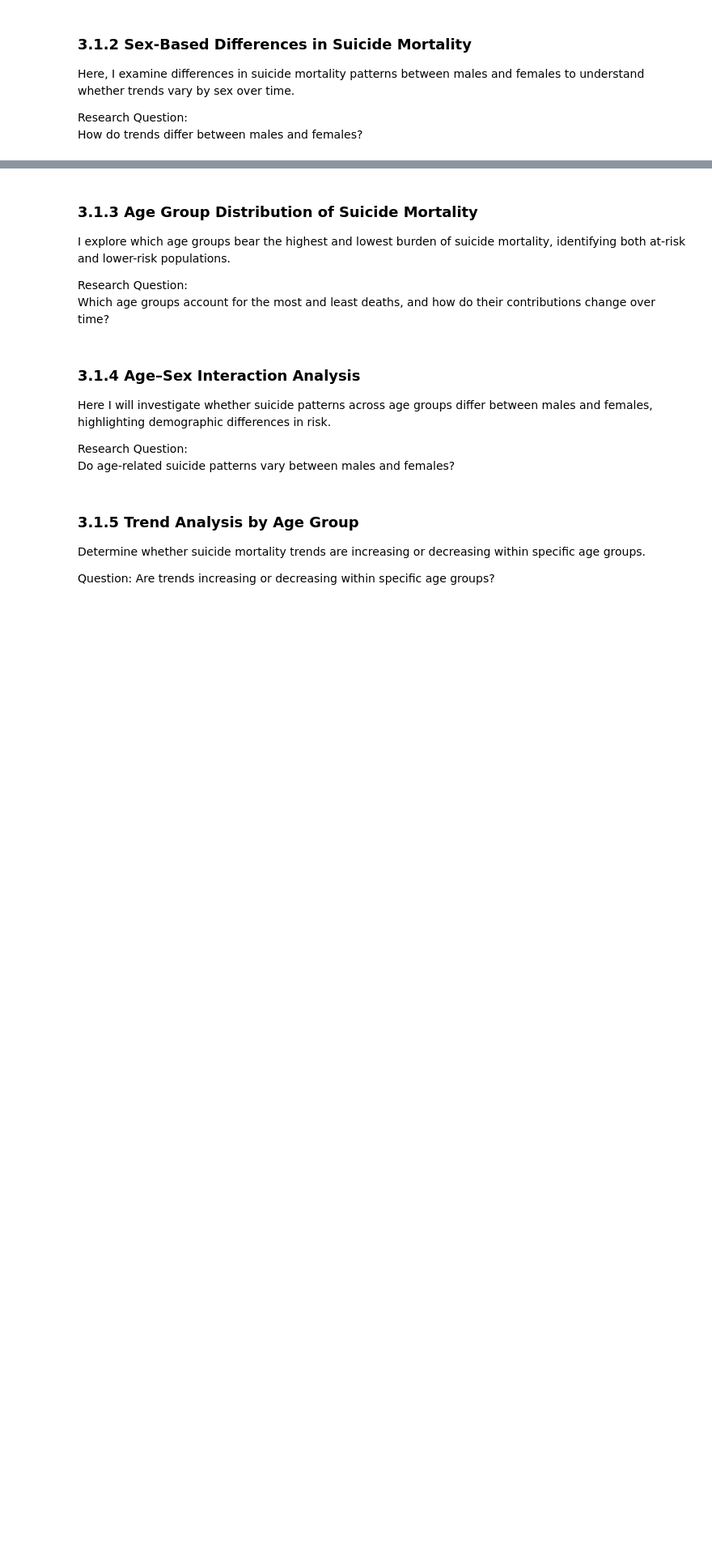
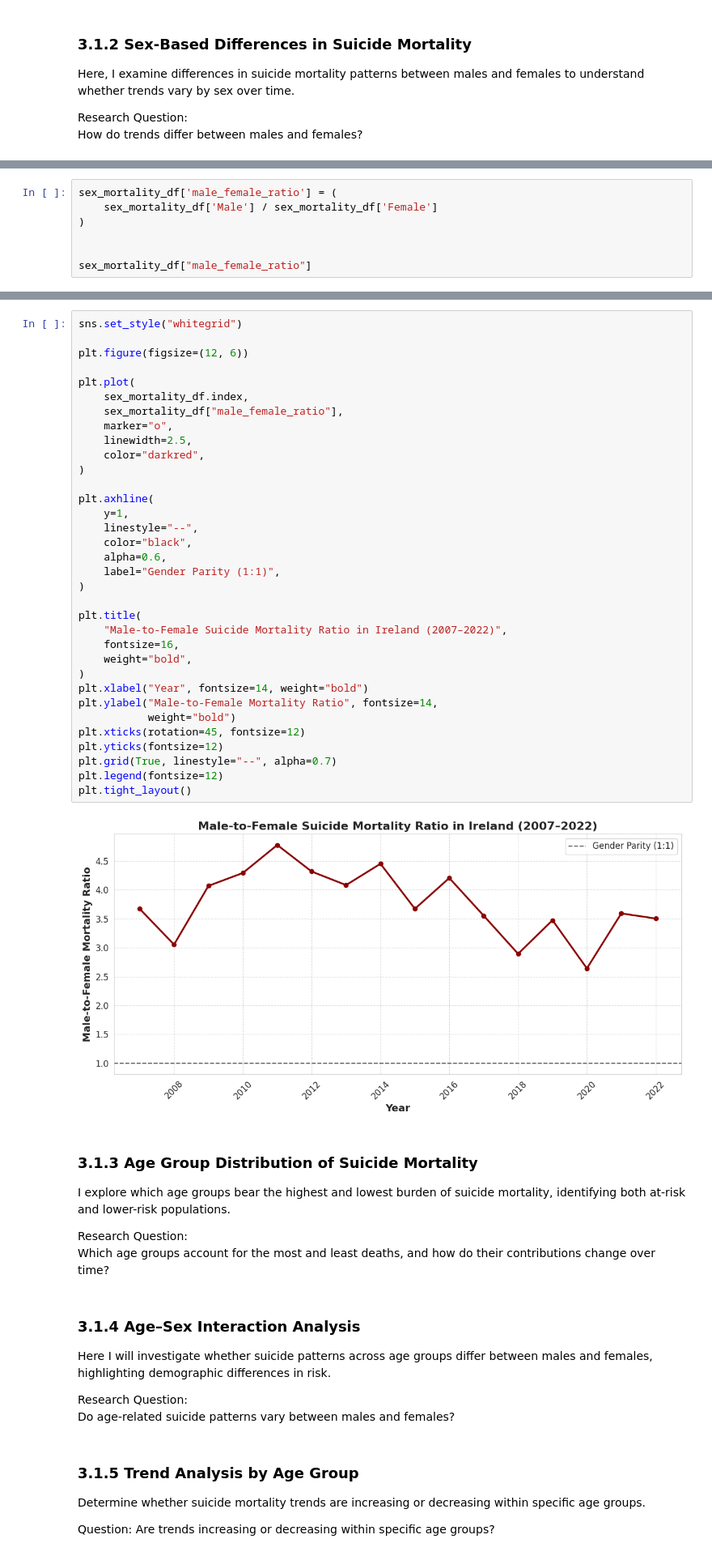
Before and after one commit to NibnabCodes/pfda_project, a Jupyter notebook: analysis.ipynb, the cells around one changed output, grey strips where cells are left out. Shown at 81% size. Saved outputs shown, nothing was run; the diff lists cells and outputs as text; blank space fills up the shorter version.

```diff
--- a/analysis.ipynb
+++ b/analysis.ipynb
@@ -906,0 +970,7 @@ How do trends differ between males and females?
+# %%
+sex_mortality_df['male_female_ratio'] = (
+    sex_mortality_df['Male'] / sex_mortality_df['Female']
+)
+
+
+sex_mortality_df["male_female_ratio"]
@@ -907,3 +1000,39 @@ How do trends differ between males and females?
+# %%
+sns.set_style("whitegrid")
+
+plt.figure(figsize=(12, 6))
+
+plt.plot(
+    sex_mortality_df.index,
+    sex_mortality_df["male_female_ratio"],
+    marker="o",
+    linewidth=2.5,
+    color="darkred",
+)
+
+plt.axhline(
+    y=1,
+    linestyle="--",
+    color="black",
+    alpha=0.6,
+    label="Gender Parity (1:1)",
+)
+
+plt.title(
+    "Male-to-Female Suicide Mortality Ratio in Ireland (2007–2022)",
+    fontsize=16,
+    weight="bold",
+)
+plt.xlabel("Year", fontsize=14, weight="bold")
+plt.ylabel("Male-to-Female Mortality Ratio", fontsize=14,
+           weight="bold")
+plt.xticks(rotation=45, fontsize=12)
+plt.yticks(fontsize=12)
+plt.grid(True, linestyle="--", alpha=0.7)
+plt.legend(fontsize=12)
+plt.tight_layout()
+# %% [output]
+[figure, added]
 # %% [markdown]
 ### **3.1.3 Age Group Distribution of Suicide Mortality**
 
```
Also changed, not shown: parts of 13 cells of this notebook.
